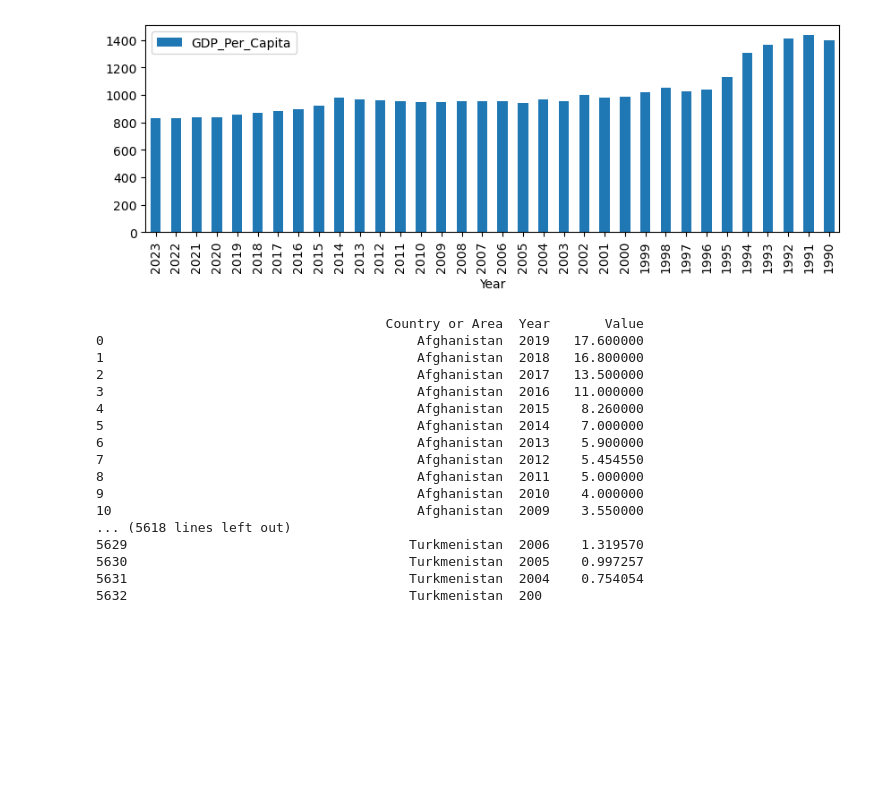
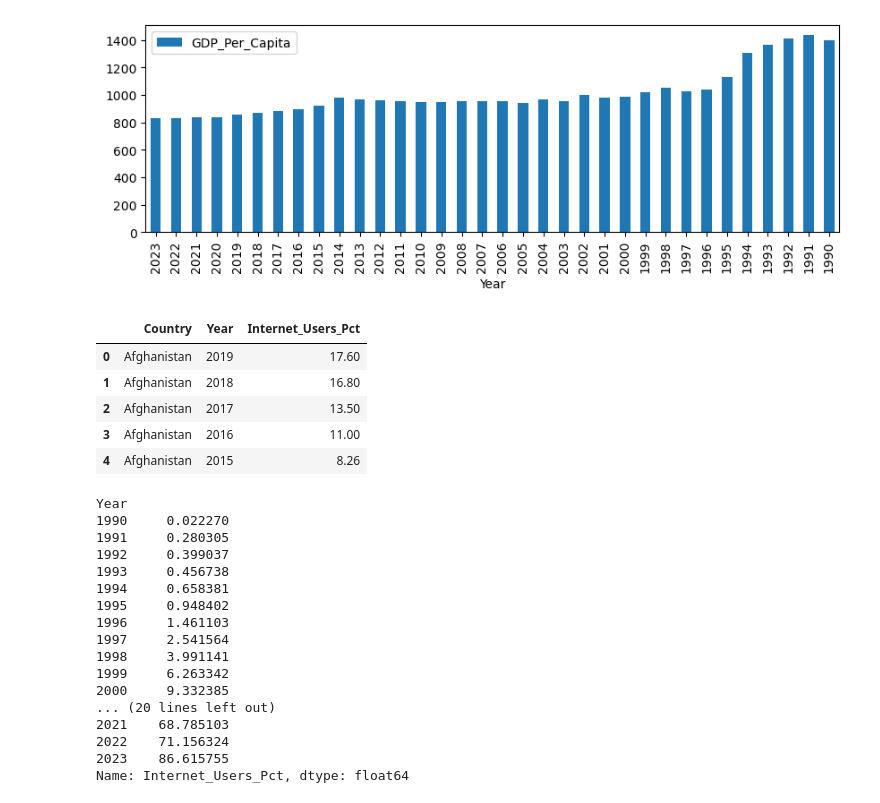
Before and after one commit to NSS-Data-Analytics-Cohort-15/un-exploration-mbainbridge950, a Jupyter notebook: Notebooks/UNData_Malani.ipynb, the cells around one changed output. Drawn from its saved outputs; the diff is of its cells as text; code cells hidden in the pictures; blank space fills up the shorter version.

```diff
--- a/Notebooks/UNData_Malani.ipynb
+++ b/Notebooks/UNData_Malani.ipynb
@@ -393,24 +393,14 @@ internet_df = pd.read_csv('../Data/internet_use.csv', nrows=6083)
 # %%
 #15 Drop the `Value Footnotes` column and rename the remaining three to 'Country', 'Year', and 'Internet_Users_Pct'.
 # %%
-internet_df.drop(columns=['Value Footnotes'])
+internet_dfv2 = internet_df.drop(columns=['Value Footnotes'])
-# %% [output]
-                                     Country or Area  Year       Value
-0                                        Afghanistan  2019   17.600000
-1                                        Afghanistan  2018   16.800000
-2                                        Afghanistan  2017   13.500000
-3                                        Afghanistan  2016   11.000000
-4                                        Afghanistan  2015    8.260000
-5                                        Afghanistan  2014    7.000000
-6                                        Afghanistan  2013    5.900000
-7                                        Afghanistan  2012    5.454550
-8                                        Afghanistan  2011    5.000000
-9                                        Afghanistan  2010    4.000000
-10                                       Afghanistan  2009    3.550000
-... (5618 lines left out)
-5629                                    Turkmenistan  2006    1.319570
-5630                                    Turkmenistan  2005    0.997257
-5631                                    Turkmenistan  2004    0.754054
-5632                                    Turkmenistan  200
 # %%
-internet_df.
+internet_dfv2.columns=[ 'Country', 'Year', 'Internet_Users_Pct']
+internet_dfv2.head()
+# %% [output]
+|  | Country | Year | Internet_Users_Pct |
+| 0 | Afghanistan | 2019 | 17.60 |
+| 1 | Afghanistan | 2018 | 16.80 |
+| 2 | Afghanistan | 2017 | 13.50 |
+| 3 | Afghanistan | 2016 | 11.00 |
+| 4 | Afghanistan | 2015 | 8.26 |
@@ -416,0 +409,21 @@ internet_df.
+# %%
+internet_peryear = internet_dfv2.groupby('Year')['Internet_Users_Pct'].mean()
+internet_peryear
+# %% [output]
+Year
+1990     0.022270
+1991     0.280305
+1992     0.399037
+1993     0.456738
+1994     0.658381
+1995     0.948402
+1996     1.461103
+1997     2.541564
+1998     3.991141
+1999     6.263342
+2000     9.332385
+... (20 lines left out)
+2021    68.785103
+2022    71.156324
+2023    86.615755
+Name: Internet_Users_Pct, dtype: float64
```
Also changed, not shown: parts of 10 cells of this notebook.
